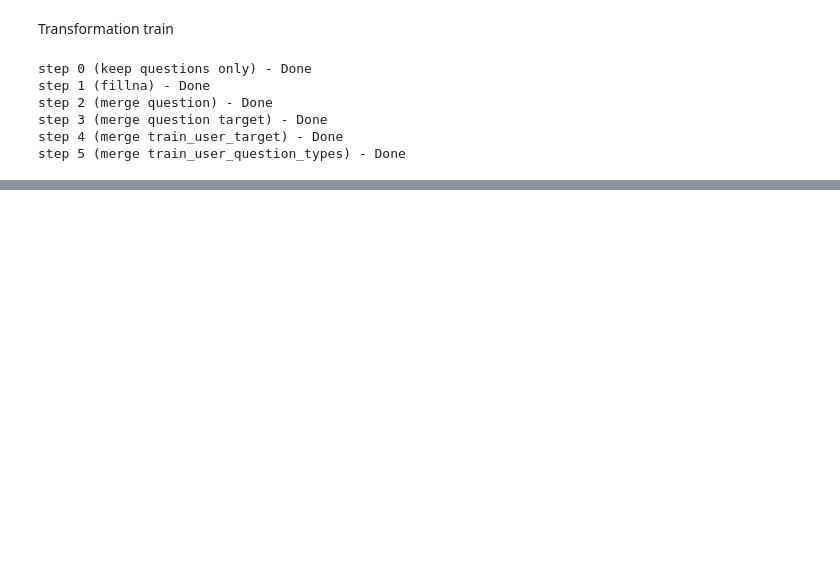
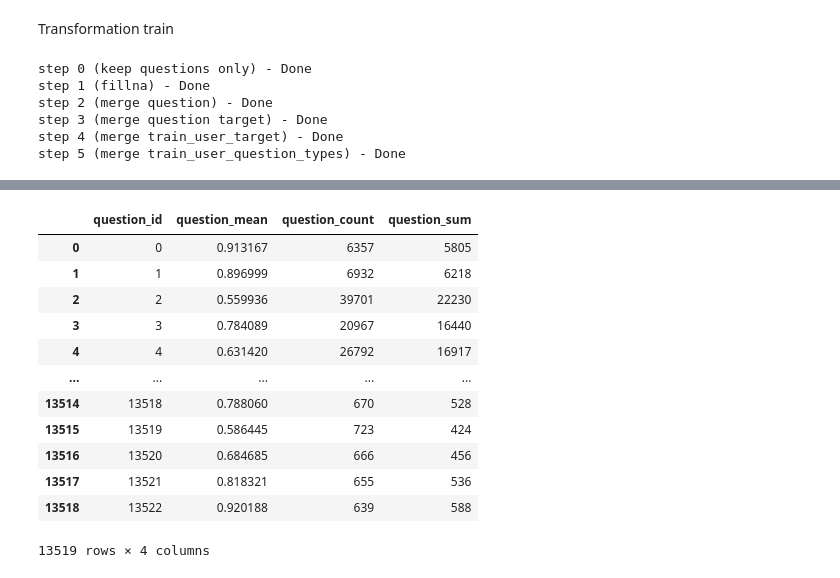
Before and after one commit to vikste/riiid-test-answer-prediction, a Jupyter notebook: riiid-test-answer-prediction.ipynb, the cells around one changed output, grey strips where cells are left out. Saved outputs shown, nothing was run; the diff lists cells and outputs as text; code cells hidden in the pictures; blank space fills up the shorter version.

```diff
--- a/riiid-test-answer-prediction.ipynb
+++ b/riiid-test-answer-prediction.ipynb
@@ -377,0 +488,16 @@ train_df.head()
+# %%
+r.train_question_target_stats
+# %% [output]
+|  | question_id | question_mean | question_count | question_sum |
+| 0 | 0 | 0.913167 | 6357 | 5805 |
+| 1 | 1 | 0.896999 | 6932 | 6218 |
+| 2 | 2 | 0.559936 | 39701 | 22230 |
+| 3 | 3 | 0.784089 | 20967 | 16440 |
+| 4 | 4 | 0.631420 | 26792 | 16917 |
+| ... | ... | ... | ... | ... |
+| 13514 | 13518 | 0.788060 | 670 | 528 |
+| 13515 | 13519 | 0.586445 | 723 | 424 |
+| 13516 | 13520 | 0.684685 | 666 | 456 |
+| 13517 | 13521 | 0.818321 | 655 | 536 |
+| 13518 | 13522 | 0.920188 | 639 | 588 |
+13519 rows × 4 columns
```
Also changed, not shown: parts of 25 cells of this notebook.
